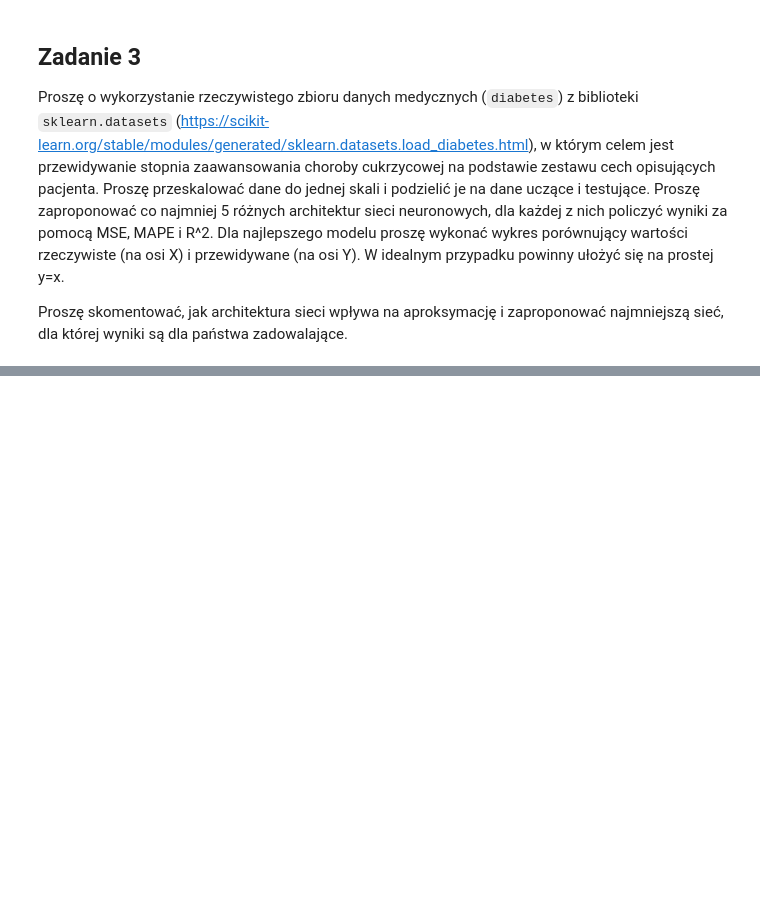
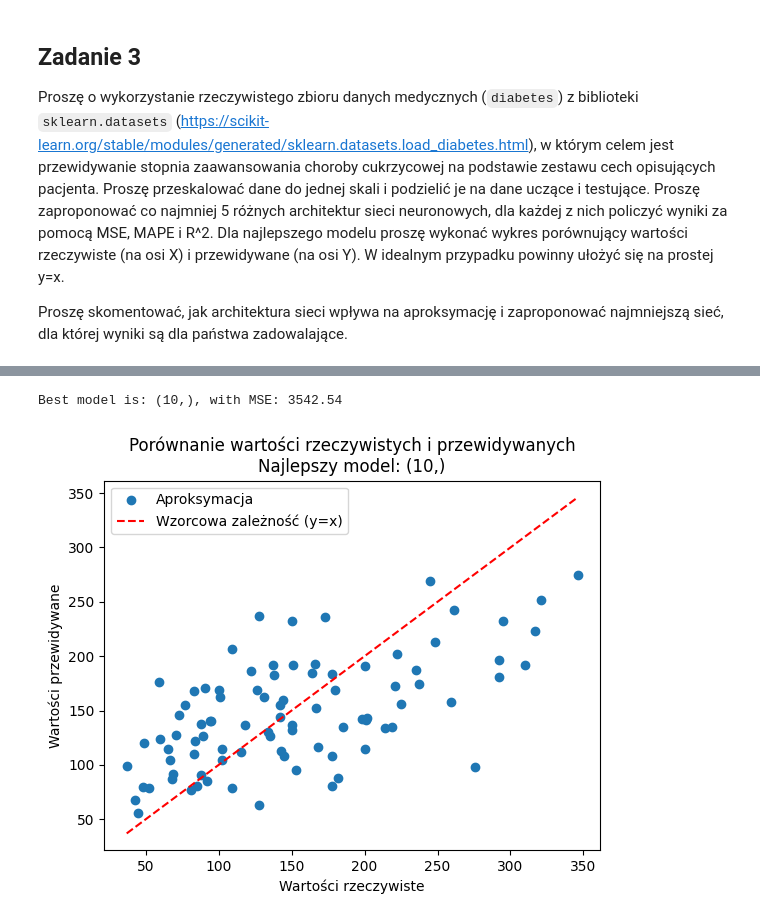
Before and after one commit to ZEN1X/MIO, a Jupyter notebook: lab03/lab03.ipynb, the cells around one changed output, grey strips where cells are left out. Cells and saved outputs as stored; diff of their text form; code cells hidden in the pictures; blank space fills up the shorter version.

```diff
--- a/lab03/lab03.ipynb
+++ b/lab03/lab03.ipynb
@@ -4,13 +4,14 @@
 Plik advertising.csv zawiera w każdym rzędzie informację na temat wydatków na reklamę telewizyjną, reklamową i prasową dla pojedynczego produktu oraz zyski z jego sprzedaży. Można przedstawić zyski jako funkcję $Z(w_{TV}, w_{radio}, w_{prasa})$. Proszę zaproponować architrekturę sieci neuronowej, która dokona aproksymacji tej funkcji i dokonać ewaluacji tej sieci. Proszę porównać wyniki (MSE) dla przynajmniej dwóch różnych struktur jeżeli chodzi o liczbę neuronów i dla dwóch różnych funkcji aktywacji (najlepiej relu i tanh). Proszę pamiętać o podzieleniu zbioru na dane uczące i testujące i o pilnowaniu skali danych.
 # %%
 import os
+
+import matplotlib.pyplot as plt
 import numpy as np
 import pandas as pd
-import matplotlib.pyplot as plt
-from sklearn.preprocessing import MinMaxScaler
+from sklearn.metrics import mean_squared_error
 from sklearn.model_selection import train_test_split
 from sklearn.neural_network import MLPRegressor
-from sklearn.metrics import mean_absolute_error, mean_absolute_percentage_error
+from sklearn.preprocessing import MinMaxScaler
 
 advertising_data = pd.read_csv(os.path.join("data", "Advertising.csv"))
 
@@ -54,7 +55,15 @@ ax = fig.add_subplot(111, projection="3d")
 ax.scatter(X["Newspaper"], X["Radio"], X["TV"], c=y)
 plt.show()
 
-architectures = [(10, 10), (20, 20), (20, 20, 20), (21, 37), (50, 50, 50), (250, 100, 50), (400, 250, 100, 50)]
+architectures = [
+    (10, 10),
+    (20, 20),
+    (20, 20, 20),
+    (21, 37),
+    (50, 50, 50),
+    (250, 100, 50),
+    (400, 250, 100, 50),
+]
 activation_funcs = ["relu", "tanh"]
 
 results = []
@@ -66,7 +75,7 @@ for arch in architectures:
 
         regressor.fit(X_train, y_train)
         y_pred = regressor.predict(X_test)
-        mse = mean_absolute_error(y_test, y_pred)
+        mse = mean_squared_error(y_test, y_pred)
 
         results.append(
             {
@@ -158,0 +208,27 @@ diabates.feature_names
+# %%
+best_result = min(results, key=lambda k: k["mse"])
+print(f"Best model is: {best_result['arch']}, with MSE: {best_result['mse']:.6}")
+
+best_model = best_result["regressor"]
+
+# plot true vs predicted
+y_pred_best = best_model.predict(X_test)
+plt.scatter(y_test, y_pred_best, label="Aproksymacja")
+
+# plot y=x ref
+min_val, max_val = y_test.min(), y_test.max()
+plt.plot(
+    [min_val, max_val], [min_val, max_val], "r--", label="Wzorcowa zależność (y=x)"
+)
+
+plt.xlabel("Wartości rzeczywiste")
+plt.ylabel("Wartości przewidywane")
+
+plt.title(
+    f"Porównanie wartości rzeczywistych i przewidywanych\nNajlepszy model: {best_result['arch']}"
+)
+plt.legend()
+plt.show()
+# %% [output]
+Best model is: (10,), with MSE: 3542.54
+[figure, added]
```
Also changed, not shown: parts of 7 cells of this notebook.
